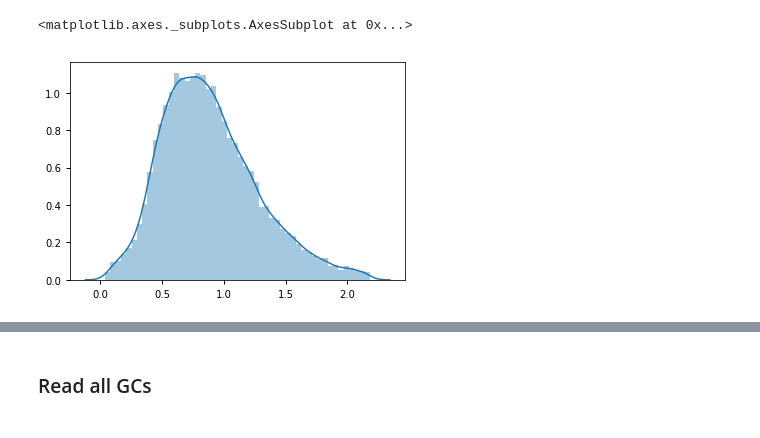
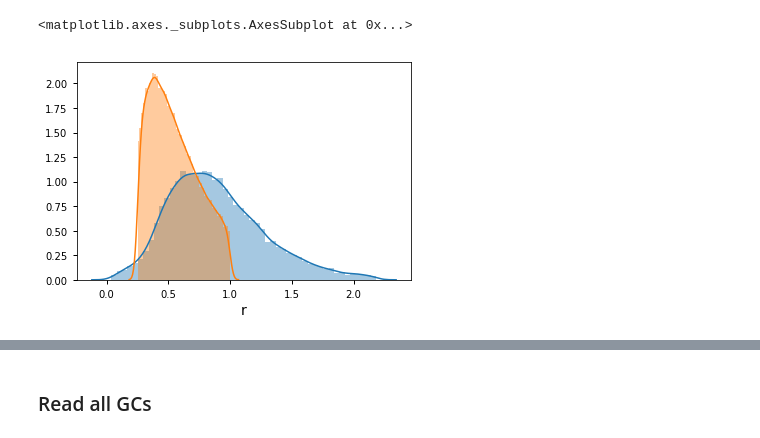
Before and after one commit to nstarman/jas1101_project, a Jupyter notebook: notebooks/Dynesty_GCpipe.ipynb, the cells around one changed output, grey strips where cells are left out. Cells and saved outputs as stored; diff of their text form; code cells hidden in the pictures.

```diff
--- a/notebooks/Dynesty_GCpipe.ipynb
+++ b/notebooks/Dynesty_GCpipe.ipynb
@@ -47,8 +62,17 @@ Row index=0
 |  | deg | deg | kpc | km / s | km / s | km / s | arcmin | mas / yr | mas / yr | mas / yr | mas / yr | ... |
 | str15 | float64 | float64 | float64 | float64 | float64 | float64 | float64 | float64 | float64 | float64 | float64 | ... |
 | NGC_104_47Tuc | 6.02363 | -72.081 | 4.5 | -17.2 | 0.2 | 12.2 | 40.0 | 5.237 | -2.524 | 0.039 | 0.039 | ... |
+# %%
+dmls: u.Quantity = u.dimensionless_unscaled  # shortcut
+
+
+
+tab_DB = GC.table_full[GC.table_full['member_prob_DB']==1]
+GC_DB = pd.DataFrame({'r':(tab_DB["r"] / GC.rc_ang).to_value(dmls),
+                      'pm':(tab_DB["pm"] / GC.pmc_ang).to_value(dmls)})
 # %%
 sns.distplot(GC.r)
+sns.distplot(GC_DB.r)
 # %% [output]
 <matplotlib.axes._subplots.AxesSubplot at 0x...>
-[figure, old version]
+[figure, new version]
```
Also changed, not shown: parts of 13 cells of this notebook.
